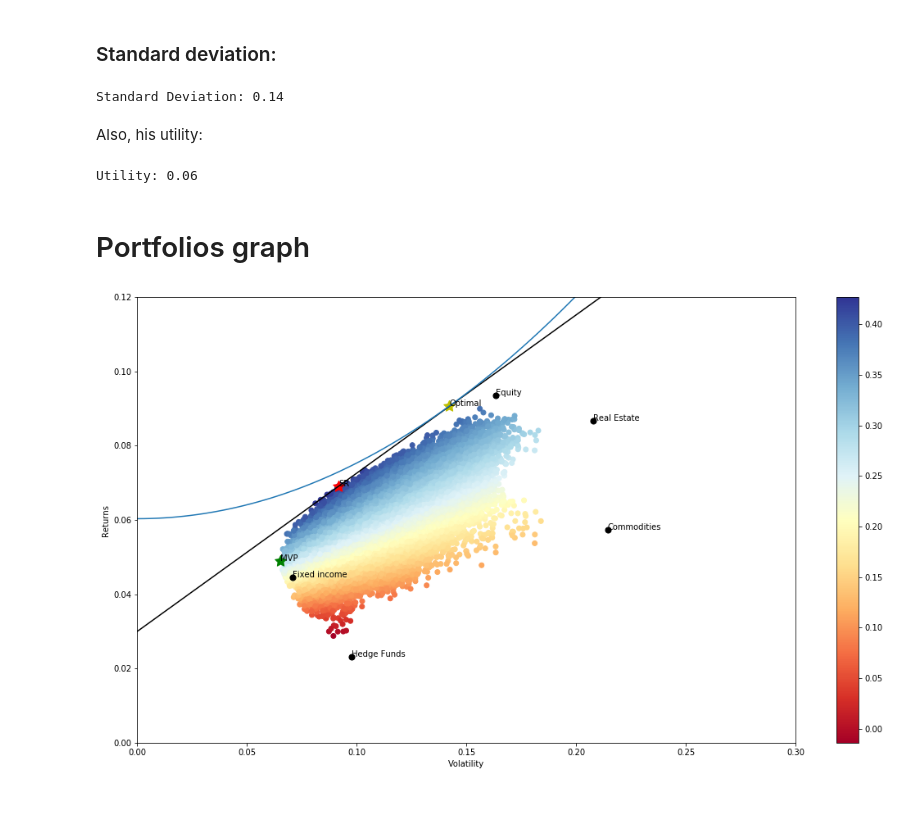
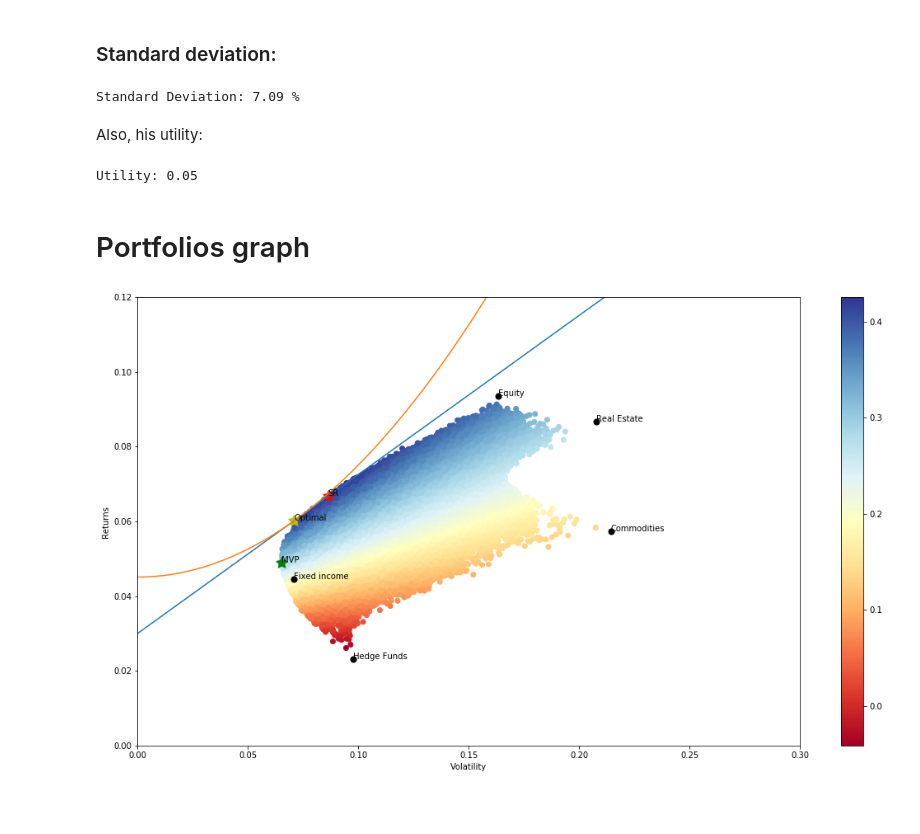
Before and after one commit to boturon/NovaSBE_Courses, a Jupyter notebook: finance/case_2/case_II_long.ipynb, the cells around one changed output. Saved outputs shown, nothing was run; the diff lists cells and outputs as text; code cells hidden in the pictures.

Commit message:
Gamma

```diff
--- a/finance/case_2/case_II_long.ipynb
+++ b/finance/case_2/case_II_long.ipynb
@@ -85,7 +85,7 @@ risk_free = .03
 # %% [markdown]
 Set number of runs of random portfolio weights:
 # %%
-num_portfolios = 100000
+num_portfolios = 1000000
 # %% [markdown]
 Set some variables:
 # %%
@@ -202,7 +202,7 @@ $$ U(r_P) = E(r_P)- \gamma \frac{\sigma_P^2}{2} $$
 r_T = max_sharpe_port[0]
 sigma_T = max_sharpe_port[1]
 r_f = risk_free
-gamma = 3
+gamma = 6
 # %% [markdown]
 To find optimal portfolio choice:
 $$ w_T = \frac{r_T-r_f}{\gamma \sigma_T^2} $$
@@ -225,60 +225,60 @@ Expected return: 0.09
 # %%
 sigma_o = w_T*sigma_T
 # %%
-print('Standard Deviation:', round(sigma_o,2))
+print('Standard Deviation:', round(sigma_o*100,2),'%')
 # %% [output]
-Standard Deviation: 0.14
+Standard Deviation: 7.09 %
 # %% [markdown]
 Also, his utility:
 # %%
 U_o = E_o - gamma*(sigma_o**2)/2
 print('Utility:', round(U_o,2))
 # %% [output]
-Utility: 0.06
+Utility: 0.05
 # %% [markdown]
 # Portfolios graph
 # %%
-def graph_curve(formula, x_range):
+def graph_formulas(formula, x_range):
     x = np.array(x_range)
     y = formula(x)
     plt.plot(x, y)
-    plt.show()
 # %%
 # Set configuration of the graph
 plt.figure(figsize=(18, 10))
 plt.xlabel('Volatility')
 plt.ylabel('Returns')
 plt.ylim((0.00,0.12))
 plt.xlim((0.00,0.3))
 
 # Create scatter plot coloured by Sharpe Ratio
 plt.scatter(results_frame.stdev,results_frame.ret,c=results_frame.sharpe,cmap='RdYlBu')
 plt.colorbar()
 
 # Add classes
 plt.scatter(annualised_stdev, annualised_return, marker="o",color='xkcd:black',s=50)
 for i, txt in enumerate(data_df.columns.tolist()):
     plt.annotate(txt, (annualised_stdev.tolist()[i],annualised_return.tolist()[i]))
 
+# Plot green star to highlight position of minimum variance portfolio
+plt.scatter(min_vol_port[1],min_vol_port[0],marker=(5,1,0),color='g',s=200)
+plt.annotate('MVP', (min_vol_port[1],min_vol_port[0]))
+
 # Plot red star to highlight position of portfolio with highest Sharpe Ratio
 plt.scatter(max_sharpe_port[1],max_sharpe_port[0],marker=(5,1,0),color='r',s=200)
 plt.annotate('SR', (max_sharpe_port[1],max_sharpe_port[0]))
 
-# Plot green star to highlight position of minimum variance portfolio
-plt.scatter(min_vol_port[1],min_vol_port[0],marker=(5,1,0),color='g',s=200)
-plt.annotate('MVP', (min_vol_port[1],min_vol_port[0]))
-
 # Add CML line
-x1, y1 = [0,0.211204210651287], [risk_free,.12]
-plt.plot(x1, y1, color='k')
+graph_formulas(lambda x: (r_f + (max_sharpe_port[0]-r_f)*(x/max_sharpe_port[1])), np.linspace(0.0,0.3, 100))
 
 # Add optimal portfolio
 plt.scatter(sigma_o,E_o,marker=(5,1,0),color='y',s=200)
 plt.annotate('Optimal', (sigma_o,E_o))
 
 # Add investors utility curve
-graph_curve(lambda x: (U_o+gamma*(x**2)/2), np.linspace(0.0,0.3, 100));
+graph_formulas(lambda x: (U_o+gamma*(x**2)/2), np.linspace(0.0,0.3, 100))
+
+plt.show();
 # %% [output]
-[figure, old version]
+[figure, new version]
 # %% [markdown]
 <br>
```
Also changed, not shown: parts of 14 cells of this notebook.
